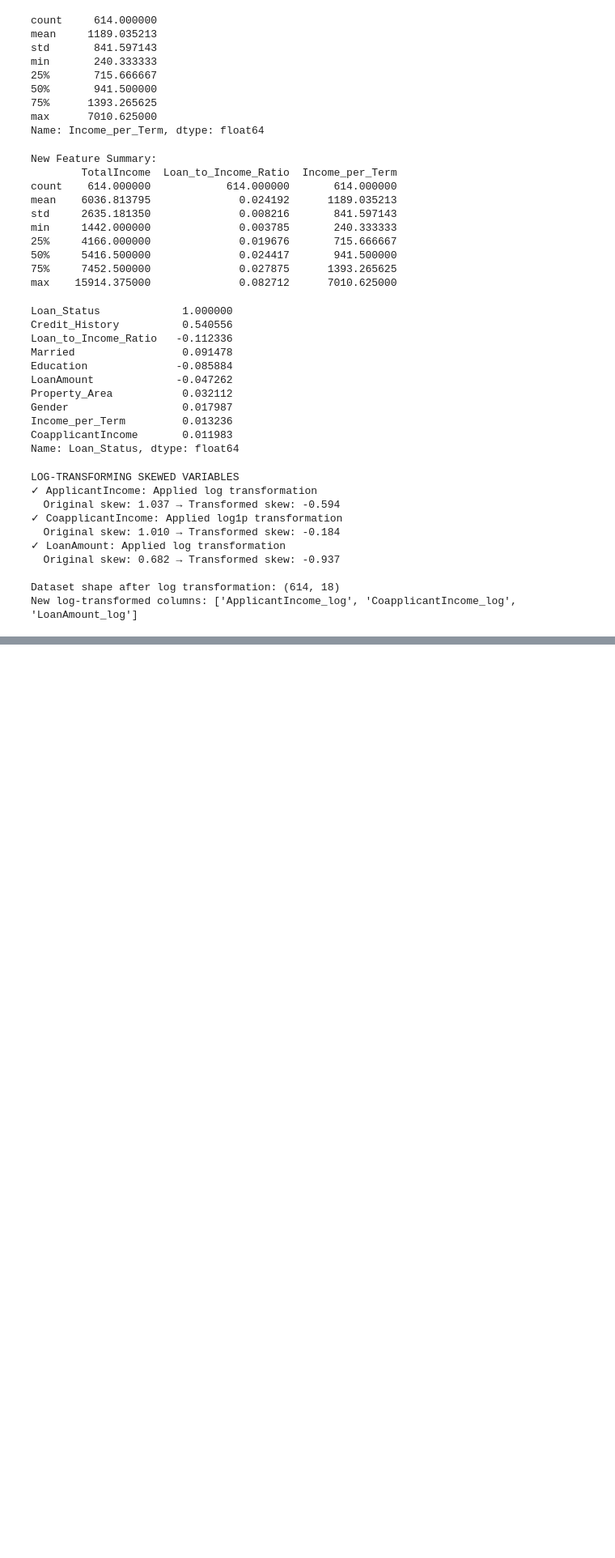
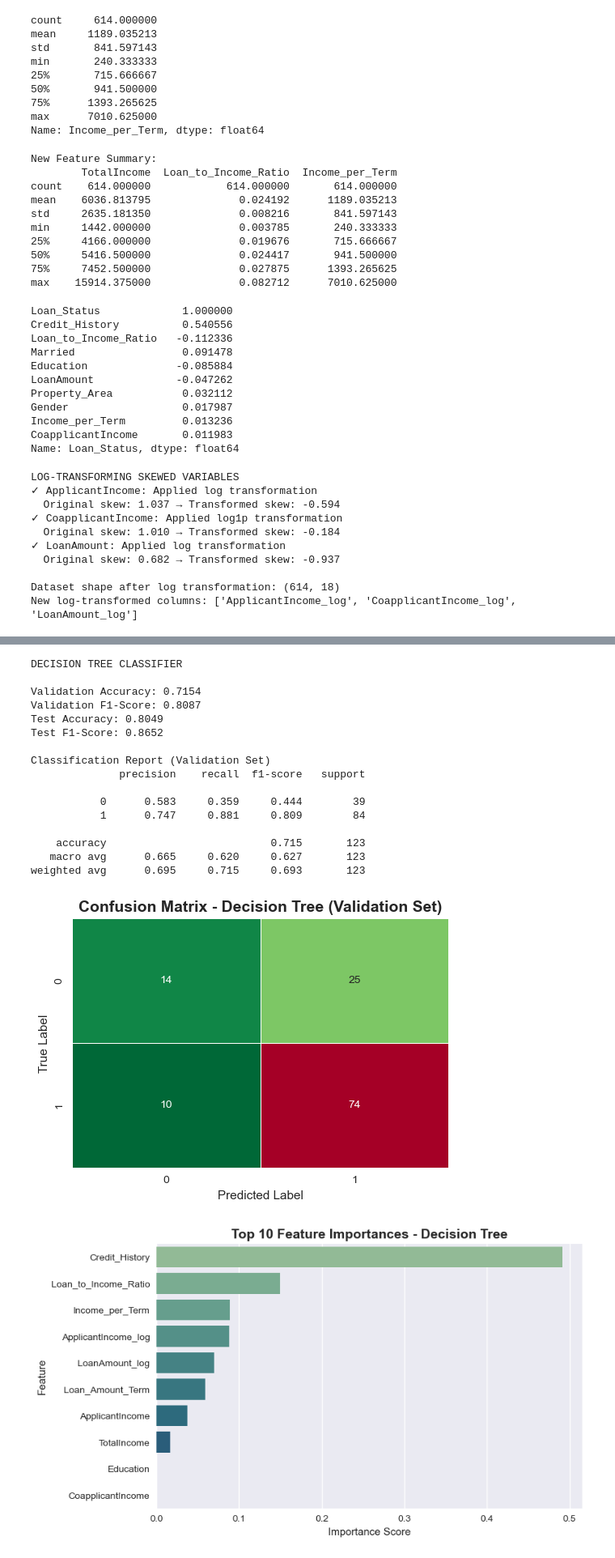
Before and after one commit to RasakOlasunkanmi/my_task, a Jupyter notebook: rasak_olasunkanmi_task25/home_loan_preprocessing.ipynb, the cells around one changed output, grey strips where cells are left out. Shown at 81% size. Drawn from its saved outputs; the diff is of its cells as text; code cells hidden in the pictures; blank space fills up the shorter version.

```diff
--- a/rasak_olasunkanmi_task25/home_loan_preprocessing.ipynb
+++ b/rasak_olasunkanmi_task25/home_loan_preprocessing.ipynb
@@ -313,0 +547,77 @@ df_encoded.shape
+# %%
+# Decision Tree Classifier
+print("DECISION TREE CLASSIFIER")
+
+# Initialize the Decision Tree
+dt_model = DecisionTreeClassifier(
+    random_state=42,
+    class_weight='balanced',
+    max_depth=5   # Limit depth to prevent overfitting
+)
+
+# Train the model
+dt_model.fit(X_train_scaled, y_train)
+
+# Make predictions
+y_val_pred = dt_model.predict(X_val_scaled)
+y_test_pred = dt_model.predict(X_test_scaled)
+
+# Evaluate performance
+val_acc_dt = accuracy_score(y_val, y_val_pred)
+test_acc_dt = accuracy_score(y_test, y_test_pred)
+val_f1_dt = f1_score(y_val, y_val_pred)
+test_f1_dt = f1_score(y_test, y_test_pred)
+
+print(f"\nValidation Accuracy: {val_acc_dt:.4f}")
+print(f"Validation F1-Score: {val_f1_dt:.4f}")
+print(f"Test Accuracy: {test_acc_dt:.4f}")
+print(f"Test F1-Score: {test_f1_dt:.4f}")
+
+print("\nClassification Report (Validation Set)")
+print(classification_report(y_val, y_val_pred, digits=3))
+
+# Confusion Matrix Visualization
+cm = confusion_matrix(y_val, y_val_pred)
+plt.figure(figsize=(6, 4))
+sns.heatmap(cm, annot=True, fmt='d', cmap='RdYlGn_r', cbar=False, linewidths=0.5)
+plt.title('Confusion Matrix - Decision Tree (Validation Set)', fontsize=14, weight='bold')
+plt.xlabel('Predicted Label')
+plt.ylabel('True Label')
+plt.show()
+
+
+# Feature importance visualization
+feature_importances = pd.DataFrame({
+    'Feature': X_train_scaled.columns,
+    'Importance': dt_model.feature_importances_
+}).sort_values(by='Importance', ascending=False)
+
+plt.figure(figsize=(8, 5))
+sns.barplot(data=feature_importances.head(10), x='Importance', y='Feature', palette='crest')
+plt.title('Top 10 Feature Importances - Decision Tree', fontsize=14, weight='bold')
+plt.xlabel('Importance Score')
+plt.ylabel('Feature')
+plt.show()
+
+# Display all importances sorted
+print("\nFeature Importance (All Features)")
+print(feature_importances)
+# %% [output]
+DECISION TREE CLASSIFIER
+
+Validation Accuracy: 0.7154
+Validation F1-Score: 0.8087
+Test Accuracy: 0.8049
+Test F1-Score: 0.8652
+
+Classification Report (Validation Set)
+              precision    recall  f1-score   support
+
+           0      0.583     0.359     0.444        39
+           1      0.747     0.881     0.809        84
+
+    accuracy                          0.715       123
+   macro avg      0.665     0.620     0.627       123
+weighted avg      0.695     0.715     0.693       123
+[figure, added]
+[figure, added]
```
Also changed, not shown: parts of 16 cells of this notebook.
